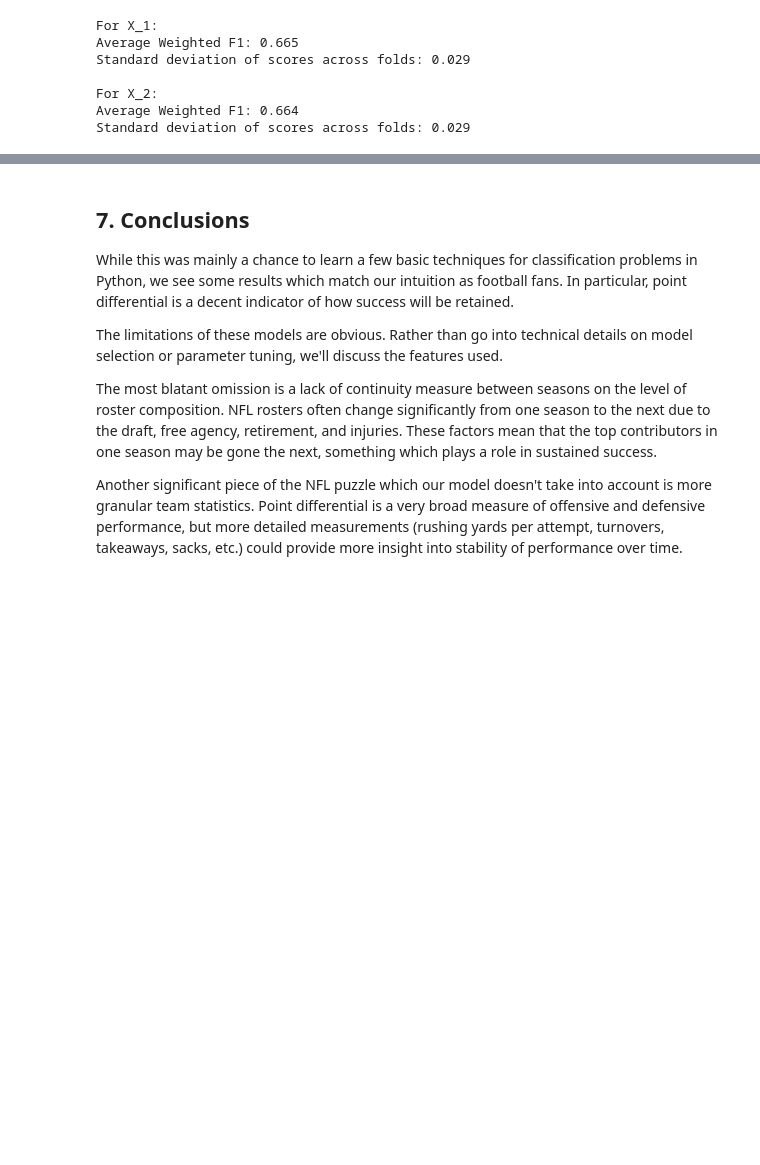
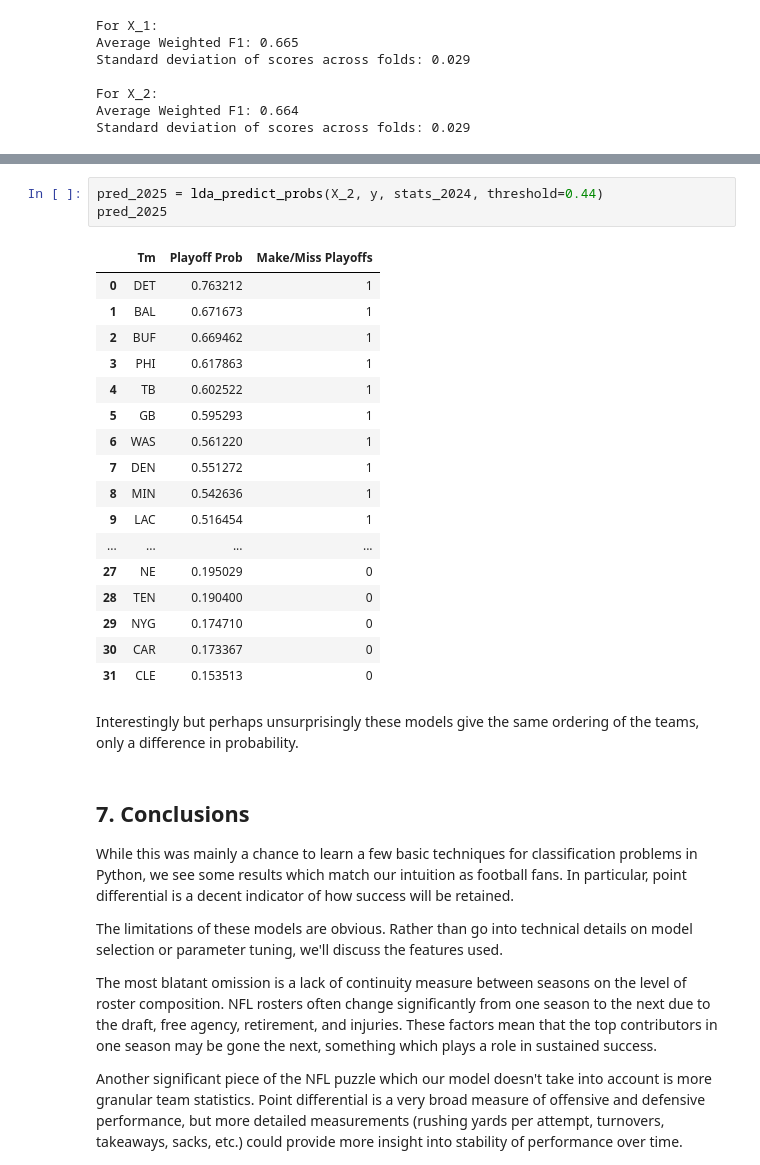
Before and after one commit to crdurham/nfl_playoff_predictor, a Jupyter notebook: notebooks/nfl_playoff_predictor.ipynb, the cells around one changed output, grey strips where cells are left out. Saved outputs shown, nothing was run; the diff lists cells and outputs as text; blank space fills up the shorter version.

```diff
--- a/notebooks/nfl_playoff_predictor.ipynb
+++ b/notebooks/nfl_playoff_predictor.ipynb
@@ -394,3 +448,26 @@ To be added.
+# %%
+pred_2025 = lda_predict_probs(X_2, y, stats_2024, threshold=0.44)
+pred_2025
+# %% [output]
+|  | Tm | Playoff Prob | Make/Miss Playoffs |
+| 0 | DET | 0.763212 | 1 |
+| 1 | BAL | 0.671673 | 1 |
+| 2 | BUF | 0.669462 | 1 |
+| 3 | PHI | 0.617863 | 1 |
+| 4 | TB | 0.602522 | 1 |
+| 5 | GB | 0.595293 | 1 |
+| 6 | WAS | 0.561220 | 1 |
+| 7 | DEN | 0.551272 | 1 |
+| 8 | MIN | 0.542636 | 1 |
+| 9 | LAC | 0.516454 | 1 |
+| ... | ... | ... | ... |
+| 27 | NE | 0.195029 | 0 |
+| 28 | TEN | 0.190400 | 0 |
+| 29 | NYG | 0.174710 | 0 |
+| 30 | CAR | 0.173367 | 0 |
+| 31 | CLE | 0.153513 | 0 |
+# %% [markdown]
+Interestingly but perhaps unsurprisingly these models give the same ordering of the teams, only a difference in probability.
 # %% [markdown]
 ## 7. Conclusions
 
```
Also changed, not shown: parts of 17 cells of this notebook, 4 other files.
